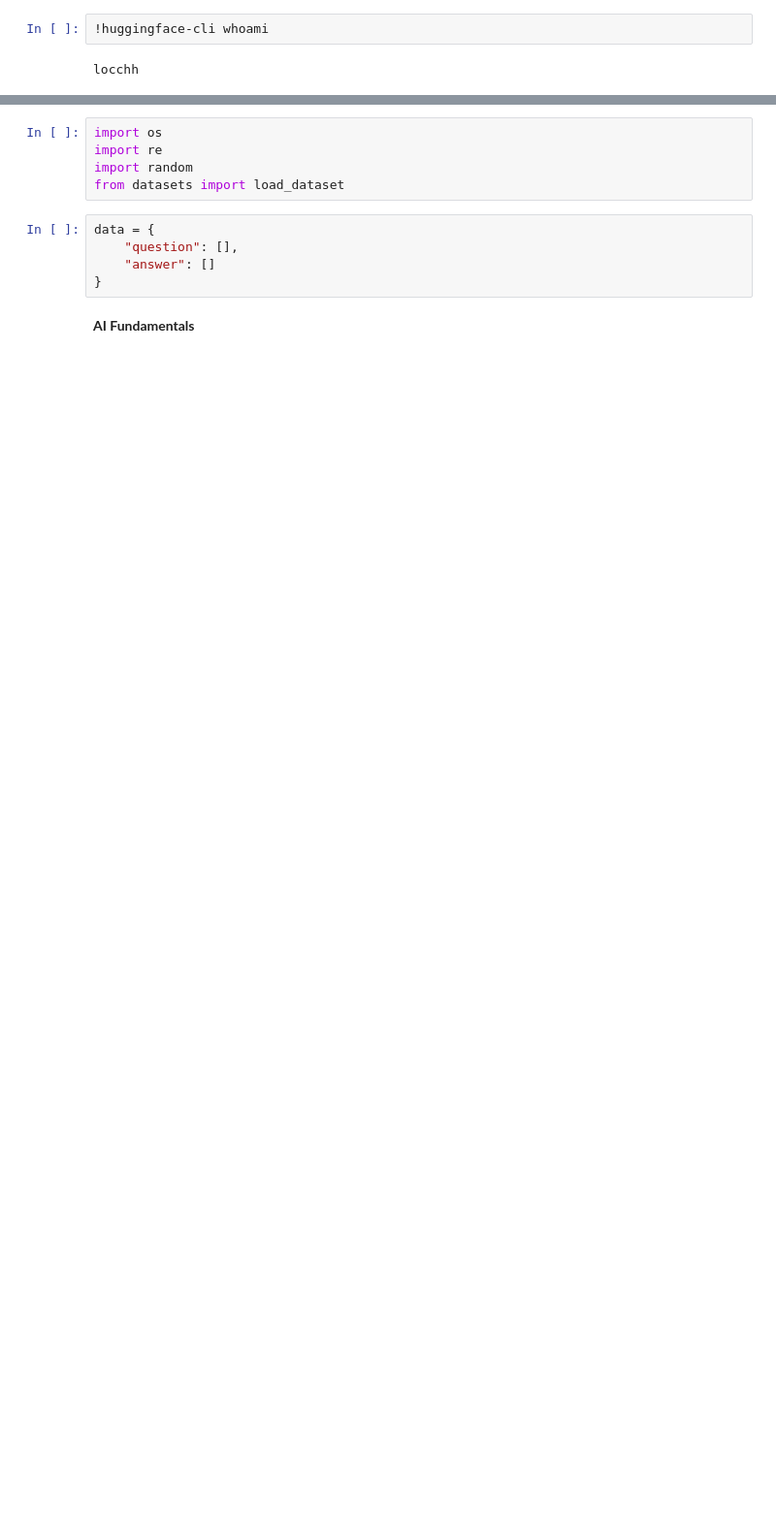
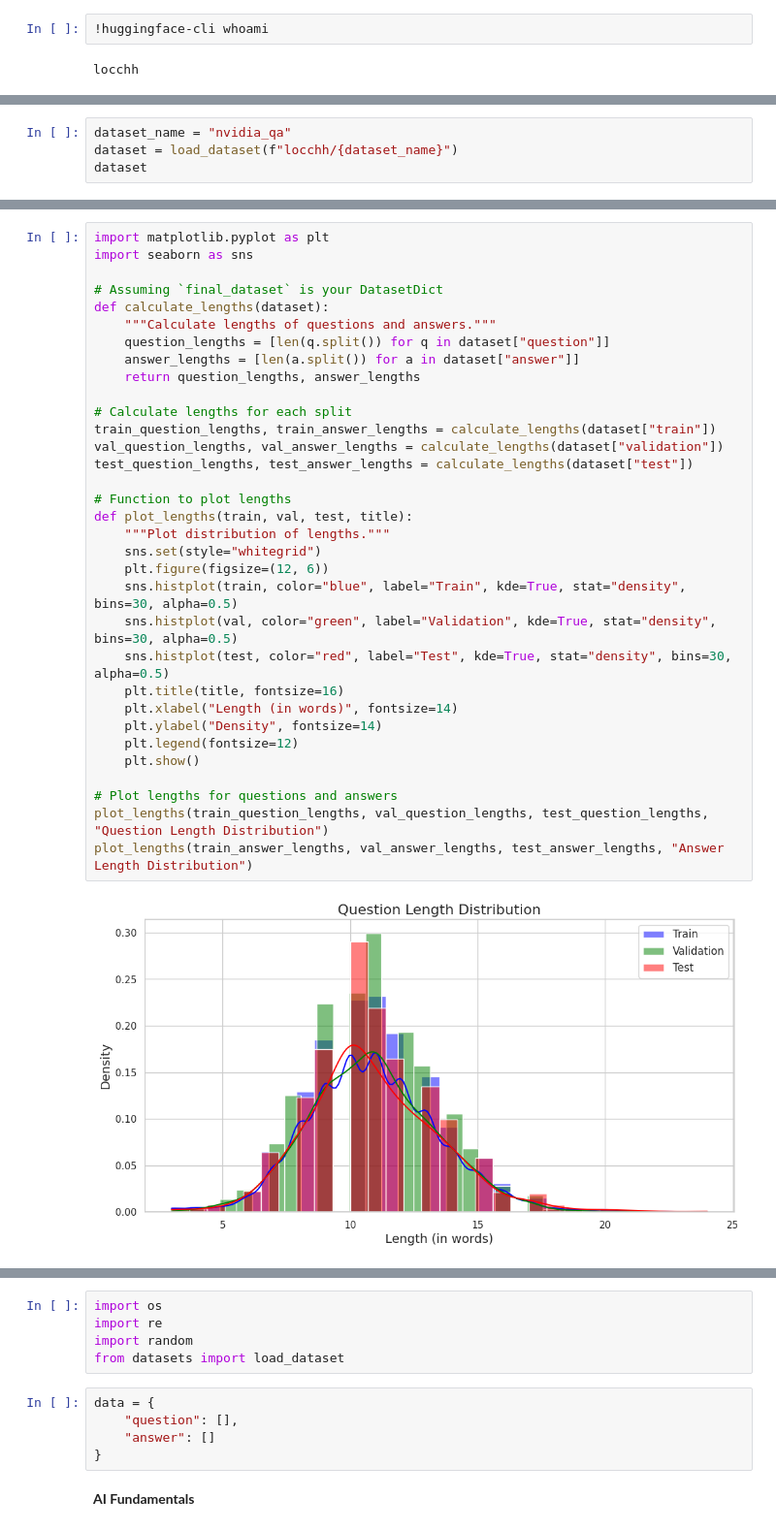
Before and after one commit to locchh/nqa, a Jupyter notebook: notebooks/dataset.ipynb, the cells around one changed output, grey strips where cells are left out. Shown at 97% size. Saved outputs shown, nothing was run; the diff lists cells and outputs as text; blank space fills up the shorter version.

```diff
--- a/notebooks/dataset.ipynb
+++ b/notebooks/dataset.ipynb
@@ -8,0 +15,4 @@ locchh
+# %%
+dataset_name = "nvidia_qa"
+dataset = load_dataset(f"locchh/{dataset_name}")
+dataset
@@ -8,0 +34,35 @@ locchh
+# %%
+import matplotlib.pyplot as plt
+import seaborn as sns
+
+# Assuming `final_dataset` is your DatasetDict
+def calculate_lengths(dataset):
+    """Calculate lengths of questions and answers."""
+    question_lengths = [len(q.split()) for q in dataset["question"]]
+    answer_lengths = [len(a.split()) for a in dataset["answer"]]
+    return question_lengths, answer_lengths
+
+# Calculate lengths for each split
+train_question_lengths, train_answer_lengths = calculate_lengths(dataset["train"])
+val_question_lengths, val_answer_lengths = calculate_lengths(dataset["validation"])
+test_question_lengths, test_answer_lengths = calculate_lengths(dataset["test"])
+
+# Function to plot lengths
+def plot_lengths(train, val, test, title):
+    """Plot distribution of lengths."""
+    sns.set(style="whitegrid")
+    plt.figure(figsize=(12, 6))
+    sns.histplot(train, color="blue", label="Train", kde=True, stat="density", bins=30, alpha=0.5)
+    sns.histplot(val, color="green", label="Validation", kde=True, stat="density", bins=30, alpha=0.5)
+    sns.histplot(test, color="red", label="Test", kde=True, stat="density", bins=30, alpha=0.5)
+    plt.title(title, fontsize=16)
+    plt.xlabel("Length (in words)", fontsize=14)
+    plt.ylabel("Density", fontsize=14)
+    plt.legend(fontsize=12)
+    plt.show()
+
+# Plot lengths for questions and answers
+plot_lengths(train_question_lengths, val_question_lengths, test_question_lengths, "Question Length Distribution")
+plot_lengths(train_answer_lengths, val_answer_lengths, test_answer_lengths, "Answer Length Distribution")
+# %% [output]
+[figure, added]
```
Also changed, not shown: parts of 22 cells of this notebook, 3 other files.
